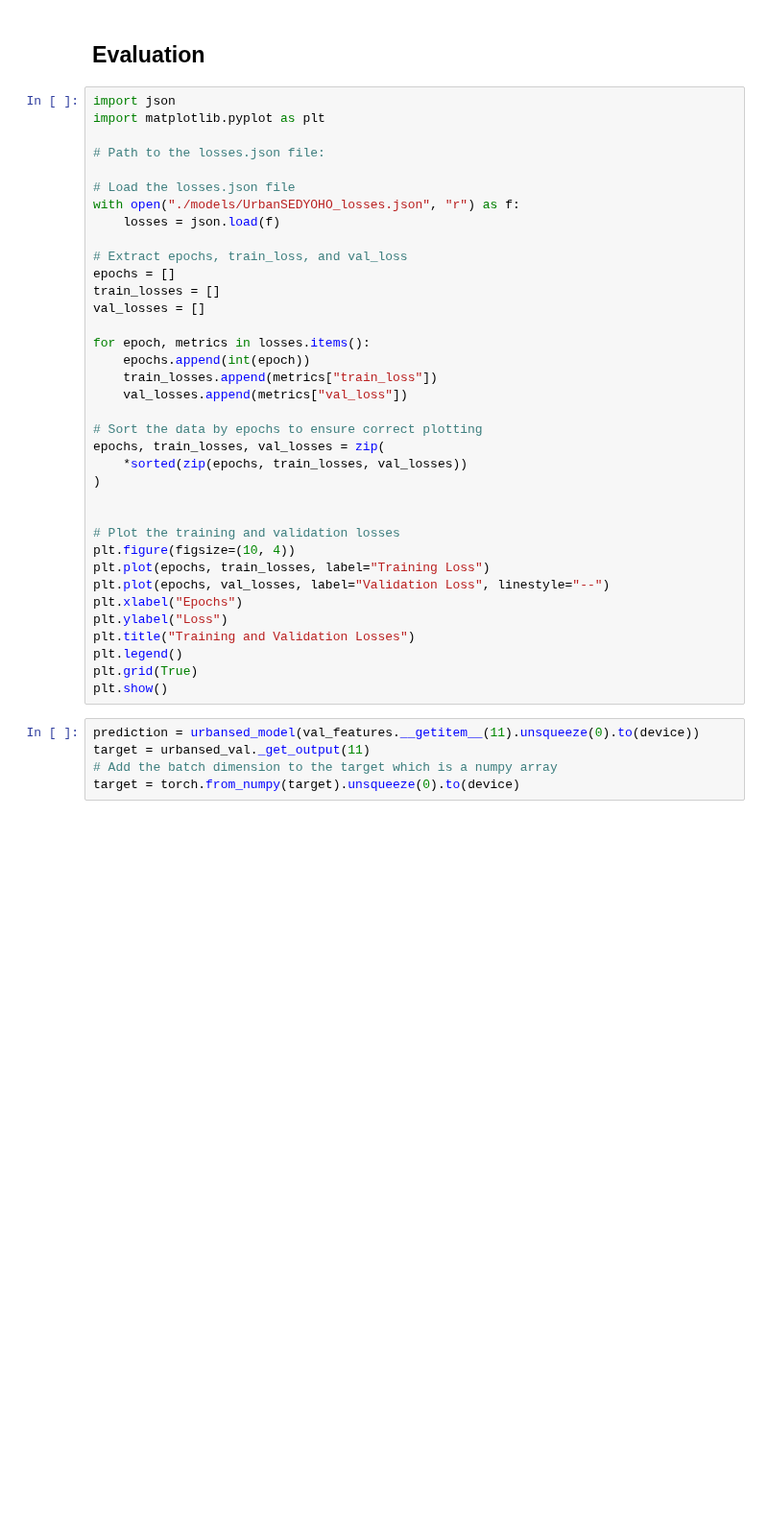
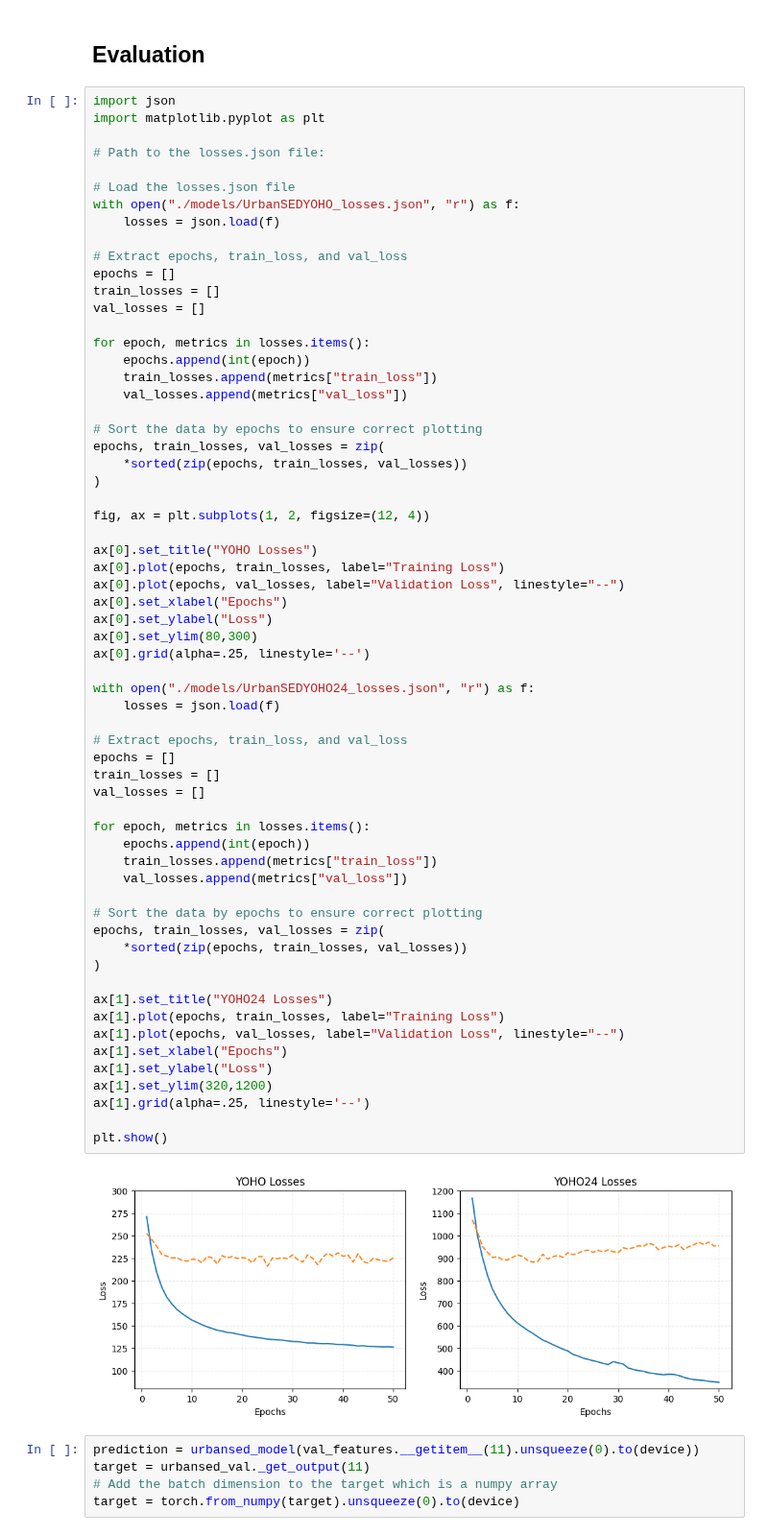
Before and after one commit to enstit/YOHO24, a Jupyter notebook: notebooks/02_urbansed.ipynb, the cells around one changed output. Shown at 96% size. Drawn from its saved outputs; the diff is of its cells as text; blank space fills up the shorter version.

Commit message:
feat: Update YOHO24 results

```diff
--- a/notebooks/02_urbansed.ipynb
+++ b/notebooks/02_urbansed.ipynb
@@ -100,39 +136,67 @@ summary(
 # %%
 import json
 import matplotlib.pyplot as plt
 
 # Path to the losses.json file:
 
 # Load the losses.json file
 with open("./models/UrbanSEDYOHO_losses.json", "r") as f:
     losses = json.load(f)
 
 # Extract epochs, train_loss, and val_loss
 epochs = []
 train_losses = []
 val_losses = []
 
 for epoch, metrics in losses.items():
     epochs.append(int(epoch))
     train_losses.append(metrics["train_loss"])
     val_losses.append(metrics["val_loss"])
 
 # Sort the data by epochs to ensure correct plotting
 epochs, train_losses, val_losses = zip(
     *sorted(zip(epochs, train_losses, val_losses))
 )
 
+fig, ax = plt.subplots(1, 2, figsize=(12, 4))
 
-# Plot the training and validation losses
-plt.figure(figsize=(10, 4))
-plt.plot(epochs, train_losses, label="Training Loss")
-plt.plot(epochs, val_losses, label="Validation Loss", linestyle="--")
-plt.xlabel("Epochs")
-plt.ylabel("Loss")
-plt.title("Training and Validation Losses")
-plt.legend()
-plt.grid(True)
+ax[0].set_title("YOHO Losses")
+ax[0].plot(epochs, train_losses, label="Training Loss")
+ax[0].plot(epochs, val_losses, label="Validation Loss", linestyle="--")
+ax[0].set_xlabel("Epochs")
+ax[0].set_ylabel("Loss")
+ax[0].set_ylim(80,300)
+ax[0].grid(alpha=.25, linestyle='--')
+
+with open("./models/UrbanSEDYOHO24_losses.json", "r") as f:
+    losses = json.load(f)
+
+# Extract epochs, train_loss, and val_loss
+epochs = []
+train_losses = []
+val_losses = []
+
+for epoch, metrics in losses.items():
+    epochs.append(int(epoch))
+    train_losses.append(metrics["train_loss"])
+    val_losses.append(metrics["val_loss"])
+
+# Sort the data by epochs to ensure correct plotting
+epochs, train_losses, val_losses = zip(
+    *sorted(zip(epochs, train_losses, val_losses))
+)
+
+ax[1].set_title("YOHO24 Losses")
+ax[1].plot(epochs, train_losses, label="Training Loss")
+ax[1].plot(epochs, val_losses, label="Validation Loss", linestyle="--")
+ax[1].set_xlabel("Epochs")
+ax[1].set_ylabel("Loss")
+ax[1].set_ylim(320,1200)
+ax[1].grid(alpha=.25, linestyle='--')
+
 plt.show()
+# %% [output]
+[figure, added]
 # %%
 prediction = urbansed_model(val_features.__getitem__(11).unsqueeze(0).to(device))
 target = urbansed_val._get_output(11)
```
Also changed, not shown: parts of 9 cells of this notebook, 4 other files.
